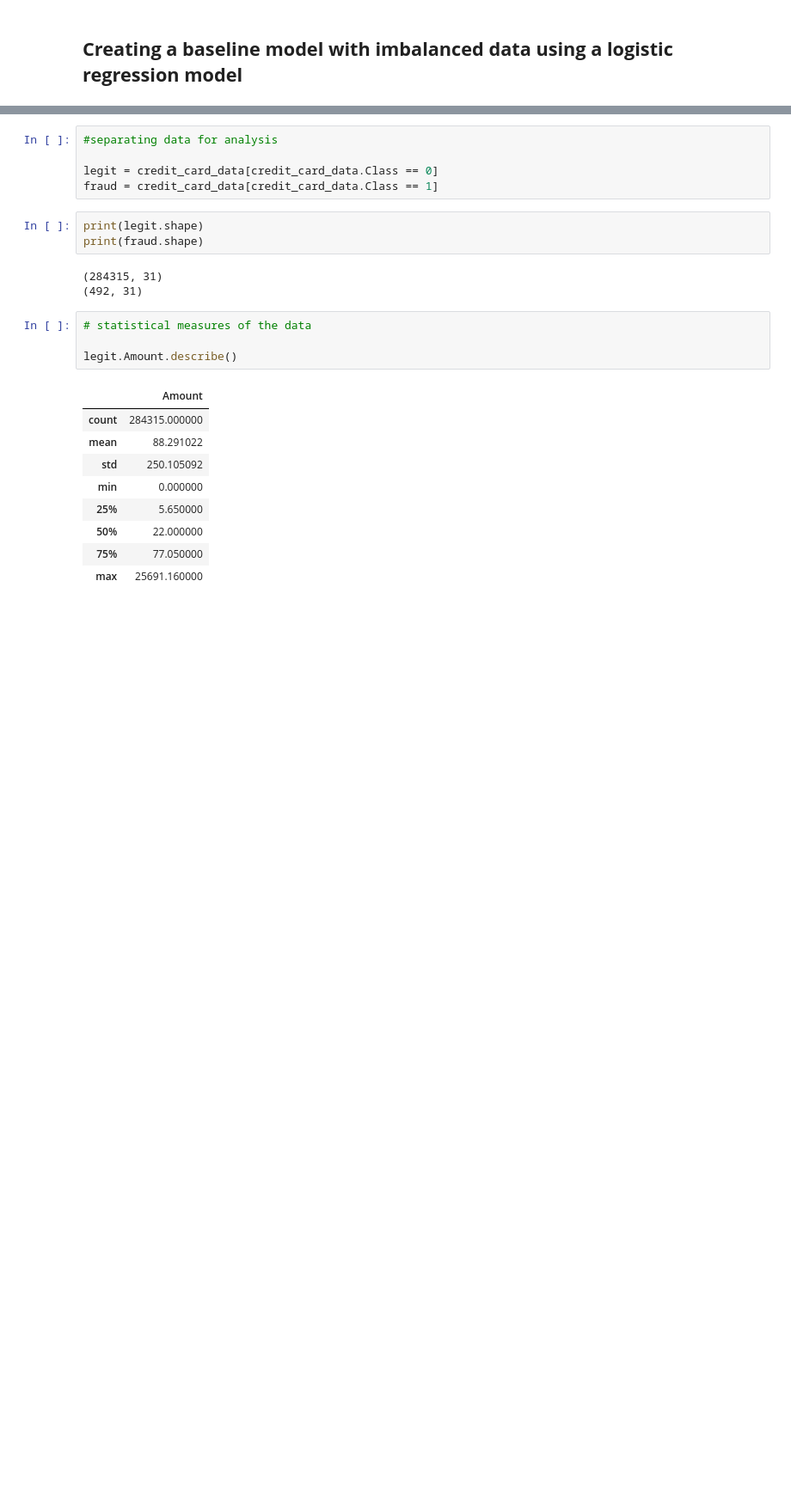
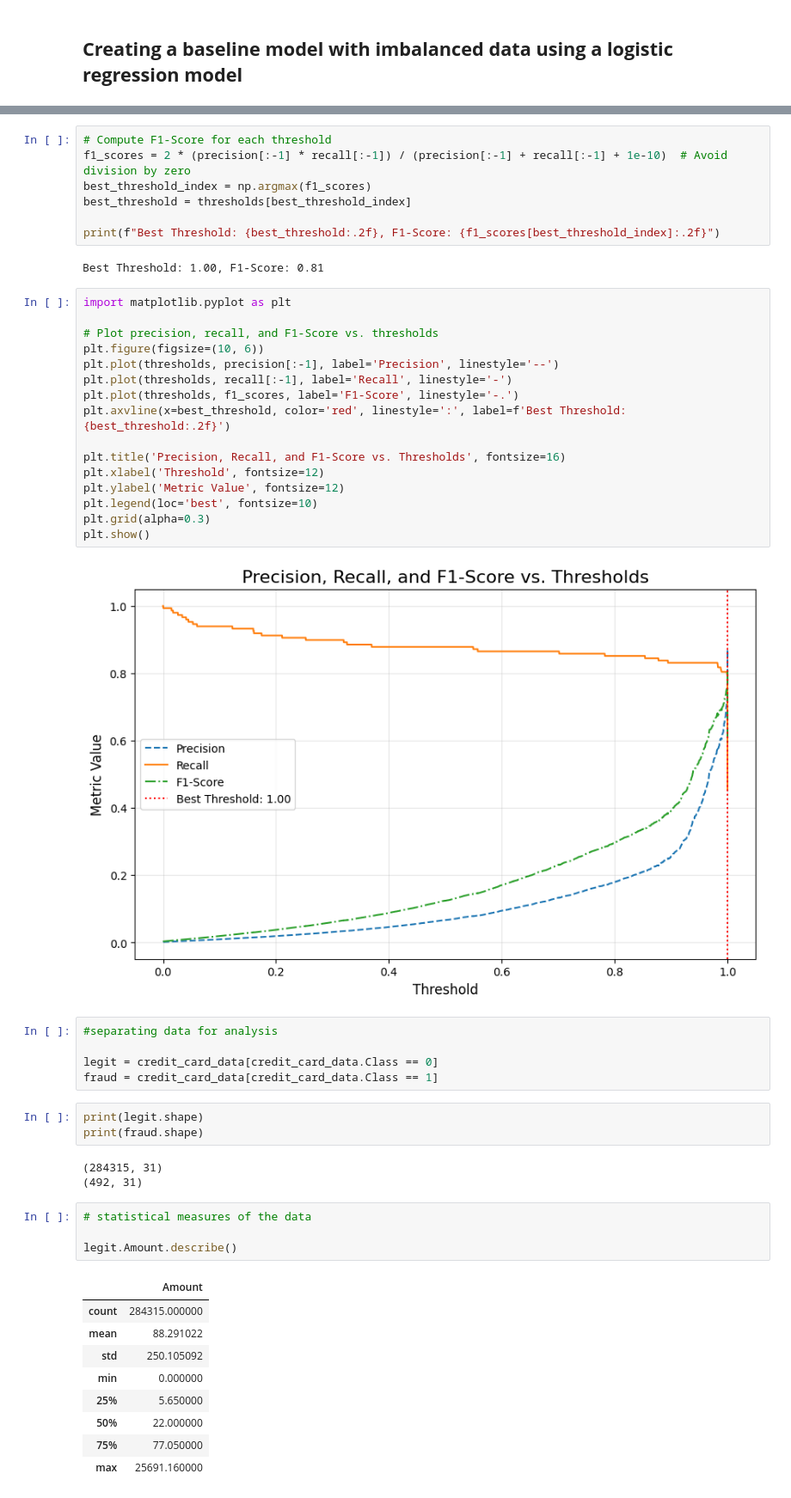
Before and after one commit to moniker0/github-credit-card-fraud-detection, a Jupyter notebook: Credit_Card_Fraud_Detection.ipynb, the cells around one changed output, grey strips where cells are left out. Shown: that part at 86% size. Drawn from its saved outputs; the diff is of its cells as text; blank space fills up the shorter version.

```diff
--- a/Credit_Card_Fraud_Detection.ipynb
+++ b/Credit_Card_Fraud_Detection.ipynb
@@ -113,3 +221,30 @@ X_train, X_test, y_train, y_test = train_test_split(X, y, test_size=0.3, random_
+# %%
+# Compute F1-Score for each threshold
+f1_scores = 2 * (precision[:-1] * recall[:-1]) / (precision[:-1] + recall[:-1] + 1e-10)  # Avoid division by zero
+best_threshold_index = np.argmax(f1_scores)
+best_threshold = thresholds[best_threshold_index]
+
+print(f"Best Threshold: {best_threshold:.2f}, F1-Score: {f1_scores[best_threshold_index]:.2f}")
+# %% [output]
+Best Threshold: 1.00, F1-Score: 0.81
+# %%
+import matplotlib.pyplot as plt
+
+# Plot precision, recall, and F1-Score vs. thresholds
+plt.figure(figsize=(10, 6))
+plt.plot(thresholds, precision[:-1], label='Precision', linestyle='--')
+plt.plot(thresholds, recall[:-1], label='Recall', linestyle='-')
+plt.plot(thresholds, f1_scores, label='F1-Score', linestyle='-.')
+plt.axvline(x=best_threshold, color='red', linestyle=':', label=f'Best Threshold: {best_threshold:.2f}')
+
+plt.title('Precision, Recall, and F1-Score vs. Thresholds', fontsize=16)
+plt.xlabel('Threshold', fontsize=12)
+plt.ylabel('Metric Value', fontsize=12)
+plt.legend(loc='best', fontsize=10)
+plt.grid(alpha=0.3)
+plt.show()
+# %% [output]
+[figure, added]
 # %%
 #separating data for analysis
 
```
Also changed, not shown: parts of 19 cells of this notebook.
